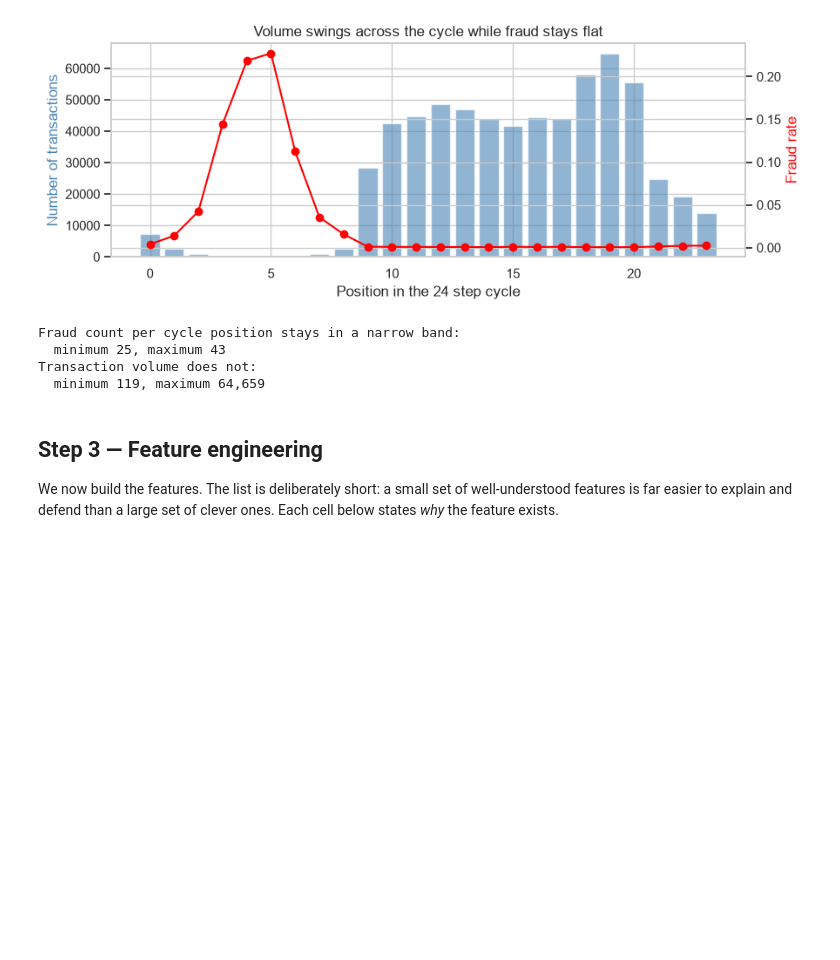
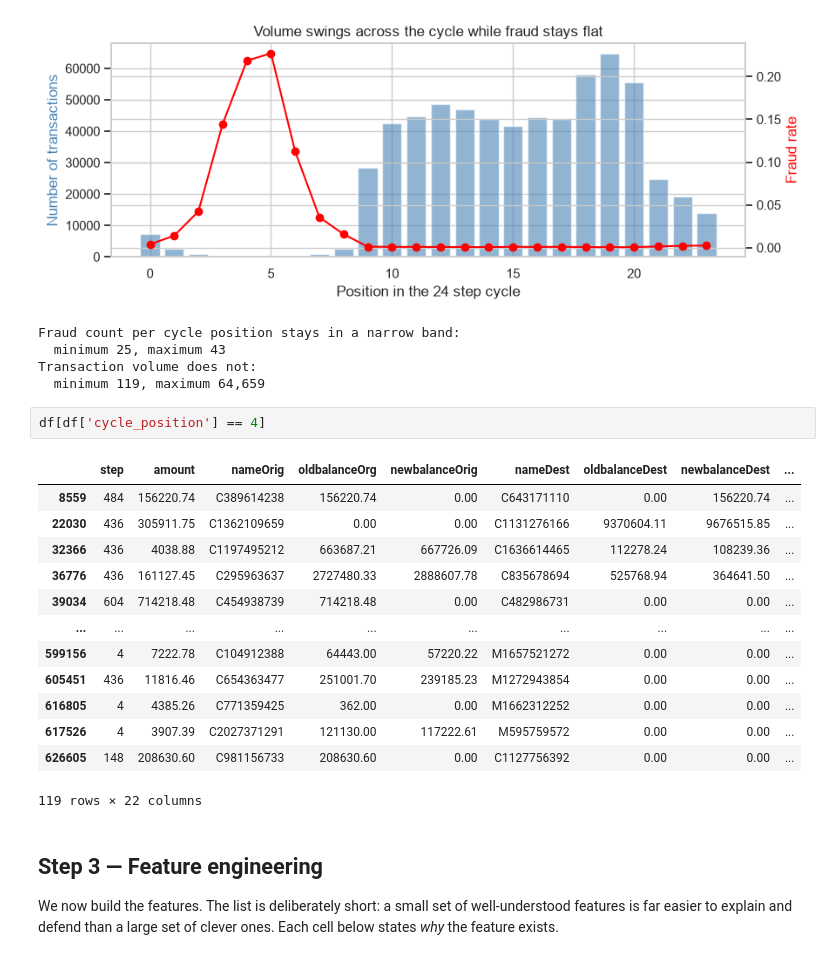
Before and after one commit to Thabiso-Lekwadu/Finance-Hackathon, a Jupyter notebook: stdbank-pip/notebooks/PaySim_Fraud_Detection_Final.ipynb, the cells around one changed output. Cells and saved outputs as stored; diff of their text form; blank space fills up the shorter version.

```diff
--- a/stdbank-pip/notebooks/PaySim_Fraud_Detection_Final.ipynb
+++ b/stdbank-pip/notebooks/PaySim_Fraud_Detection_Final.ipynb
@@ -178,6 +178,22 @@ Fraud count per cycle position stays in a narrow band:
   minimum 25, maximum 43
 Transaction volume does not:
   minimum 119, maximum 64,659
+# %%
+df[df['cycle_position'] == 4]
+# %% [output]
+|  | step | amount | nameOrig | oldbalanceOrg | newbalanceOrig | nameDest | oldbalanceDest | newbalanceDest | ... |
+| 8559 | 484 | 156220.74 | C389614238 | 156220.74 | 0.00 | C643171110 | 0.00 | 156220.74 | ... |
+| 22030 | 436 | 305911.75 | C1362109659 | 0.00 | 0.00 | C1131276166 | 9370604.11 | 9676515.85 | ... |
+| 32366 | 436 | 4038.88 | C1197495212 | 663687.21 | 667726.09 | C1636614465 | 112278.24 | 108239.36 | ... |
+| 36776 | 436 | 161127.45 | C295963637 | 2727480.33 | 2888607.78 | C835678694 | 525768.94 | 364641.50 | ... |
+| 39034 | 604 | 714218.48 | C454938739 | 714218.48 | 0.00 | C482986731 | 0.00 | 0.00 | ... |
+| ... | ... | ... | ... | ... | ... | ... | ... | ... | ... |
+| 599156 | 4 | 7222.78 | C104912388 | 64443.00 | 57220.22 | M1657521272 | 0.00 | 0.00 | ... |
+| 605451 | 436 | 11816.46 | C654363477 | 251001.70 | 239185.23 | M1272943854 | 0.00 | 0.00 | ... |
+| 616805 | 4 | 4385.26 | C771359425 | 362.00 | 0.00 | M1662312252 | 0.00 | 0.00 | ... |
+| 617526 | 4 | 3907.39 | C2027371291 | 121130.00 | 117222.61 | M595759572 | 0.00 | 0.00 | ... |
+| 626605 | 148 | 208630.60 | C981156733 | 208630.60 | 0.00 | C1127756392 | 0.00 | 0.00 | ... |
+119 rows × 22 columns
 # %% [markdown]
 ## Step 3 — Feature engineering
 
```
